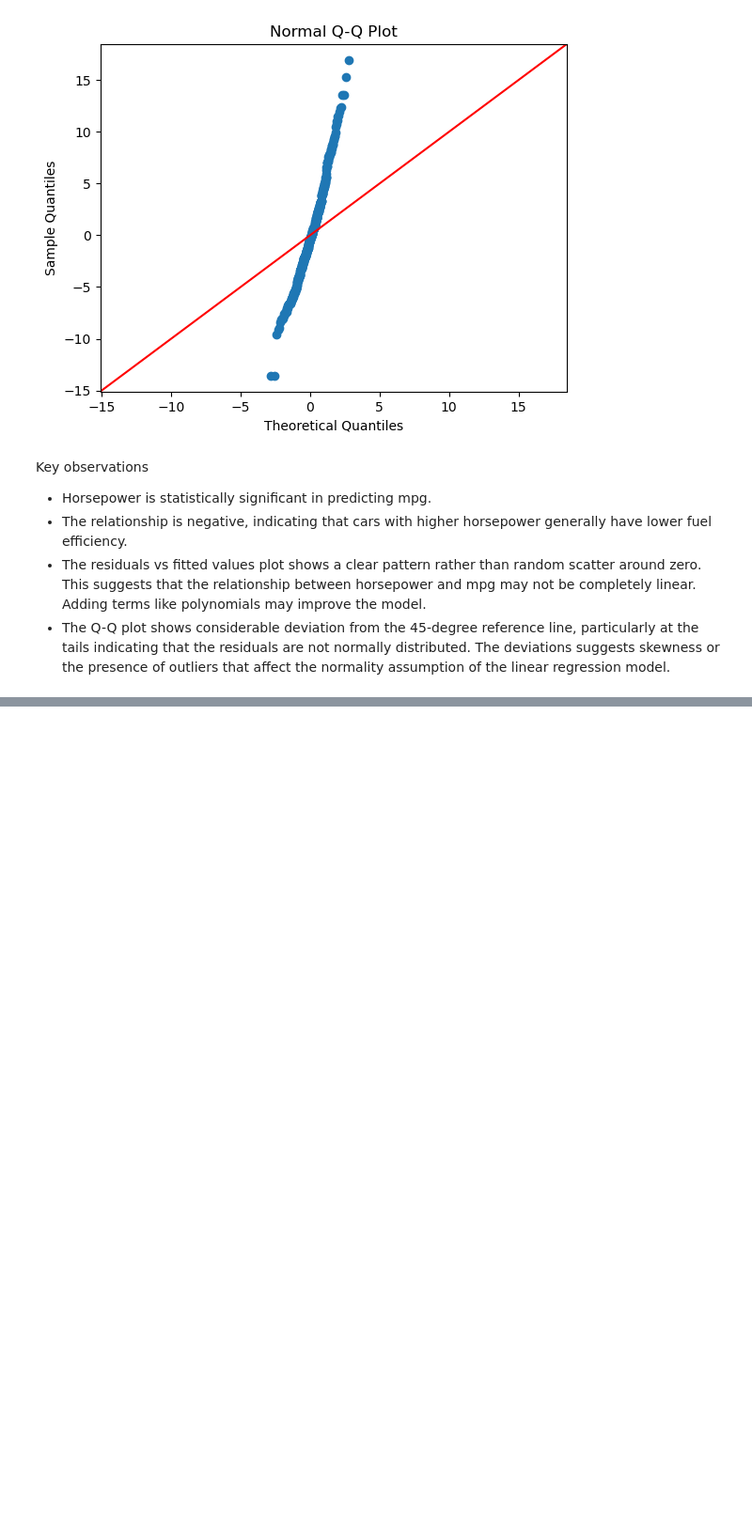
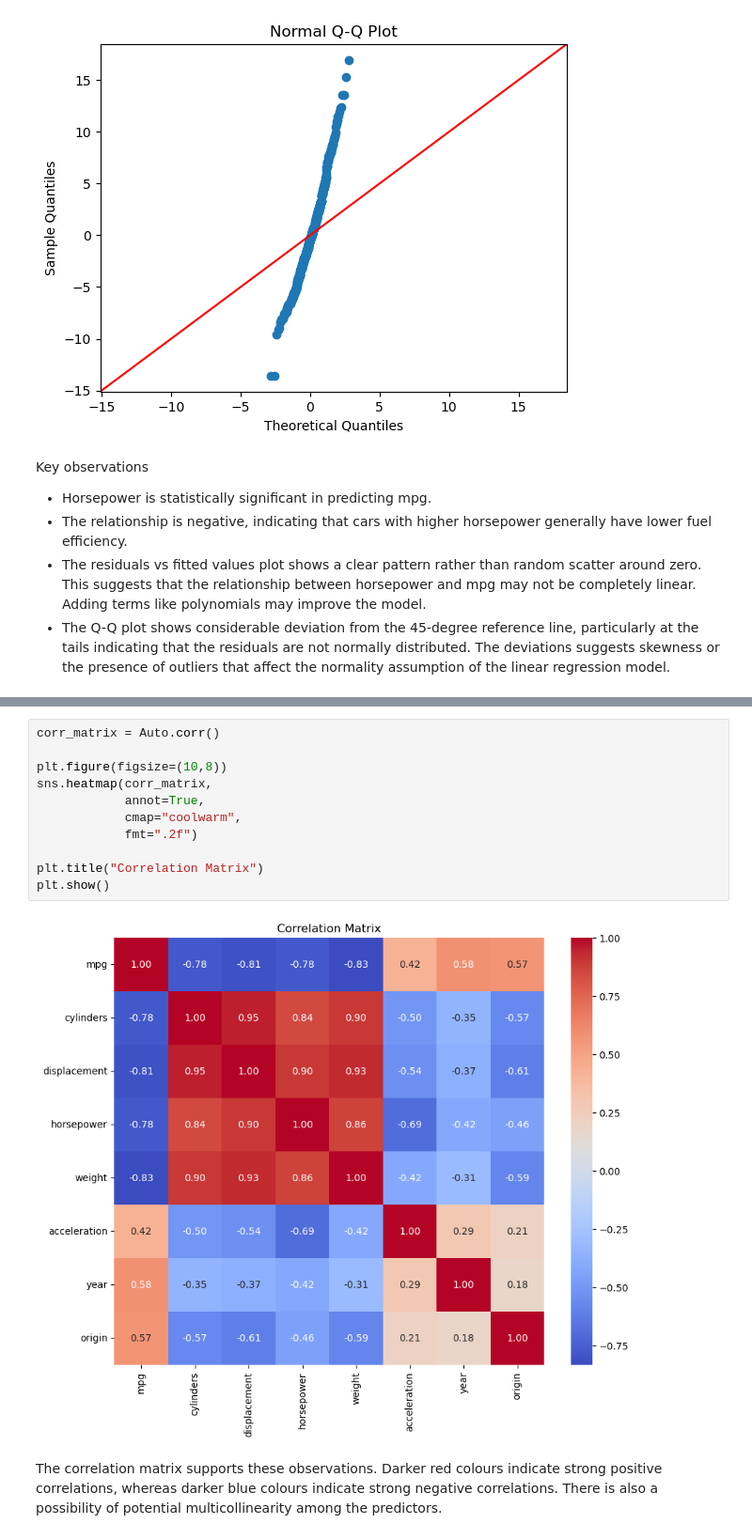
Before and after one commit to sumukha-r/isl-python-solutions, a Jupyter notebook: Chapter03-Linear-Regression/Chapter03-Linear-Regression.ipynb, the cells around one changed output, grey strips where cells are left out. Shown at 94% size. Cells and saved outputs as stored; diff of their text form; blank space fills up the shorter version.

```diff
--- a/Chapter03-Linear-Regression/Chapter03-Linear-Regression.ipynb
+++ b/Chapter03-Linear-Regression/Chapter03-Linear-Regression.ipynb
@@ -164,0 +181,15 @@ Key observations
+# %%
+corr_matrix = Auto.corr()
+
+plt.figure(figsize=(10,8))
+sns.heatmap(corr_matrix,
+            annot=True,
+            cmap="coolwarm",
+            fmt=".2f")
+
+plt.title("Correlation Matrix")
+plt.show()
+# %% [output]
+[figure, added]
+# %% [markdown]
+The correlation matrix supports these observations. Darker red colours indicate strong positive correlations, whereas darker blue colours indicate strong negative correlations. There is also a possibility of potential multicollinearity among the predictors.
```
Also changed, not shown: parts of 13 cells of this notebook.
